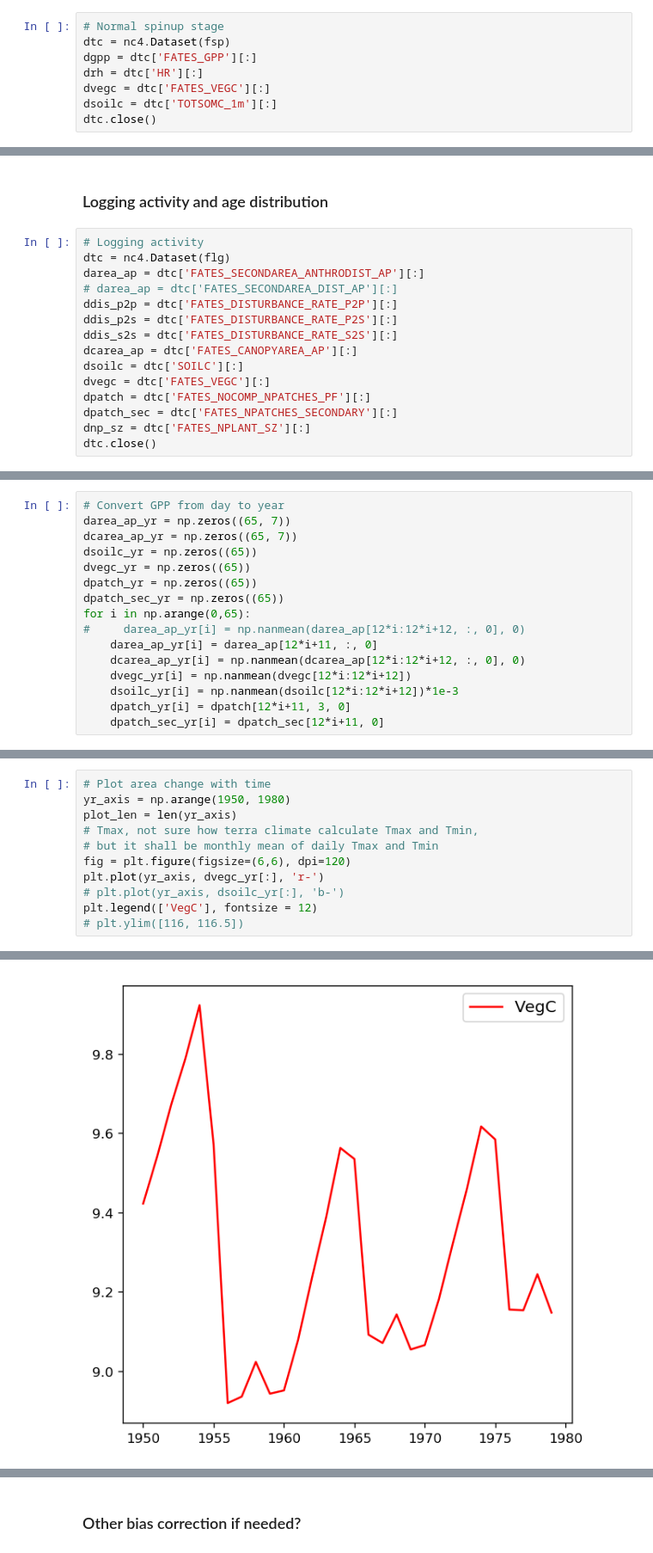
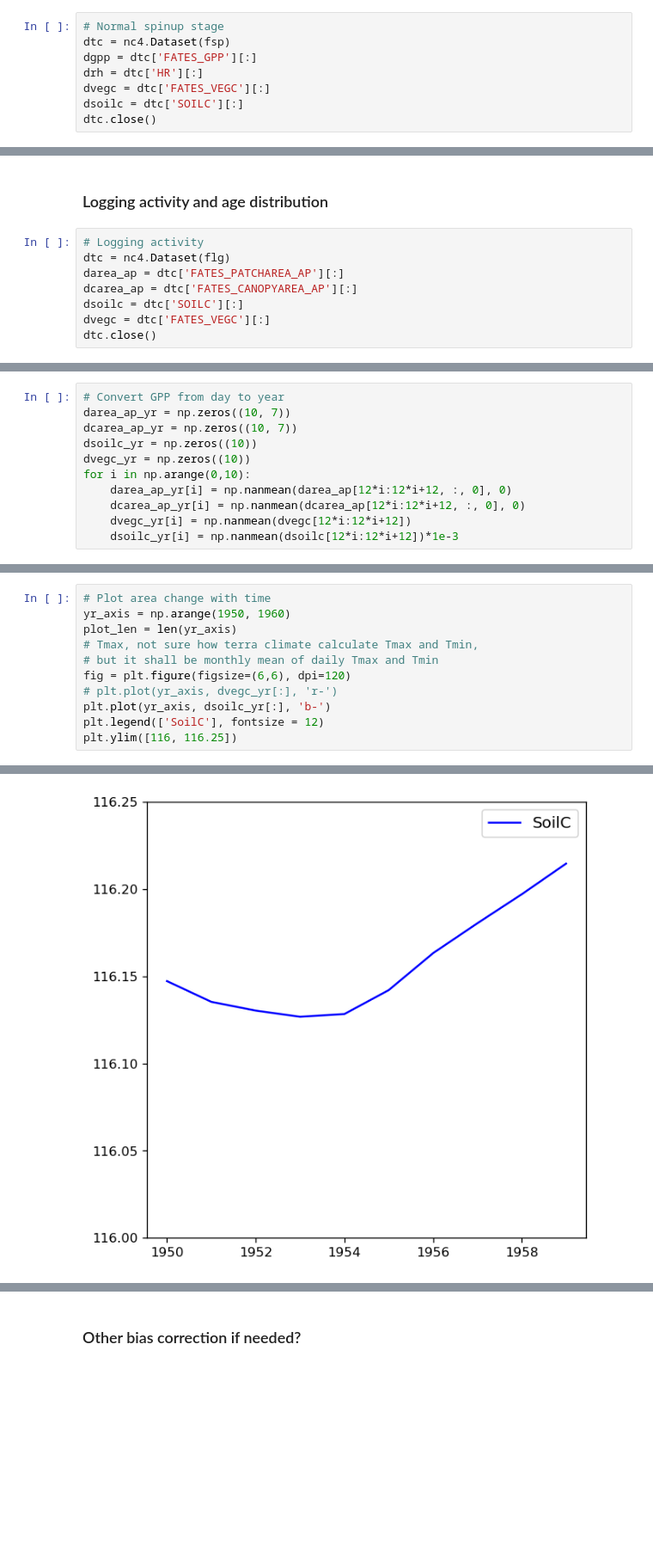
Before and after one commit to goose888/FATES_MRV, a Jupyter notebook: Site_plot.ipynb, the cells around one changed output, grey strips where cells are left out. Shown at 86% size. Cells and saved outputs as stored; diff of their text form; blank space fills up the shorter version.

```diff
--- a/Site_plot.ipynb
+++ b/Site_plot.ipynb
@@ -614,7 +74,7 @@ dtc = nc4.Dataset(fsp)
 dgpp = dtc['FATES_GPP'][:]
 drh = dtc['HR'][:]
 dvegc = dtc['FATES_VEGC'][:]
-dsoilc = dtc['TOTSOMC_1m'][:]
+dsoilc = dtc['SOILC'][:]
 dtc.close()
 # %%
 # Convert GPP from day to year
@@ -660,15 +118,8 @@ plt.legend(['VegC (AD spinup)', 'SOC (AD spinup)'], fontsize = 12)
 # %%
 # Logging activity
 dtc = nc4.Dataset(flg)
-darea_ap = dtc['FATES_SECONDAREA_ANTHRODIST_AP'][:]
-# darea_ap = dtc['FATES_SECONDAREA_DIST_AP'][:]
-ddis_p2p = dtc['FATES_DISTURBANCE_RATE_P2P'][:]
-ddis_p2s = dtc['FATES_DISTURBANCE_RATE_P2S'][:]
-ddis_s2s = dtc['FATES_DISTURBANCE_RATE_S2S'][:]
+darea_ap = dtc['FATES_PATCHAREA_AP'][:]
 dcarea_ap = dtc['FATES_CANOPYAREA_AP'][:]
 dsoilc = dtc['SOILC'][:]
 dvegc = dtc['FATES_VEGC'][:]
-dpatch = dtc['FATES_NOCOMP_NPATCHES_PF'][:]
-dpatch_sec = dtc['FATES_NPATCHES_SECONDARY'][:]
-dnp_sz = dtc['FATES_NPLANT_SZ'][:]
 dtc.close()
@@ -675,18 +130,13 @@ dtc.close()
 # %%
 # Convert GPP from day to year
-darea_ap_yr = np.zeros((65, 7))
-dcarea_ap_yr = np.zeros((65, 7))
-dsoilc_yr = np.zeros((65))
-dvegc_yr = np.zeros((65))
-dpatch_yr = np.zeros((65))
-dpatch_sec_yr = np.zeros((65))
-for i in np.arange(0,65):
-#     darea_ap_yr[i] = np.nanmean(darea_ap[12*i:12*i+12, :, 0], 0)
-    darea_ap_yr[i] = darea_ap[12*i+11, :, 0]
+darea_ap_yr = np.zeros((10, 7))
+dcarea_ap_yr = np.zeros((10, 7))
+dsoilc_yr = np.zeros((10))
+dvegc_yr = np.zeros((10))
+for i in np.arange(0,10):
+    darea_ap_yr[i] = np.nanmean(darea_ap[12*i:12*i+12, :, 0], 0)
     dcarea_ap_yr[i] = np.nanmean(dcarea_ap[12*i:12*i+12, :, 0], 0)
     dvegc_yr[i] = np.nanmean(dvegc[12*i:12*i+12])
     dsoilc_yr[i] = np.nanmean(dsoilc[12*i:12*i+12])*1e-3
-    dpatch_yr[i] = dpatch[12*i+11, 3, 0]
-    dpatch_sec_yr[i] = dpatch_sec[12*i+11, 0]
 # %%
 # Plot area change with time
@@ -747,12 +159,12 @@ plt.plot(ddis_s2s, 'b-')
 # %%
 # Plot area change with time
-yr_axis = np.arange(1950, 1980)
+yr_axis = np.arange(1950, 1960)
 plot_len = len(yr_axis)
 # Tmax, not sure how terra climate calculate Tmax and Tmin,
 # but it shall be monthly mean of daily Tmax and Tmin
 fig = plt.figure(figsize=(6,6), dpi=120)
-plt.plot(yr_axis, dvegc_yr[:], 'r-')
-# plt.plot(yr_axis, dsoilc_yr[:], 'b-')
-plt.legend(['VegC'], fontsize = 12)
-# plt.ylim([116, 116.5])
+# plt.plot(yr_axis, dvegc_yr[:], 'r-')
+plt.plot(yr_axis, dsoilc_yr[:], 'b-')
+plt.legend(['SoilC'], fontsize = 12)
+plt.ylim([116, 116.25])
 # %% [output]
@@ -760 +172 @@ plt.legend(['VegC'], fontsize = 12)
-[figure, old version]
+[figure, new version]
```
Also changed, not shown: parts of 41 cells of this notebook, 5 other files.
